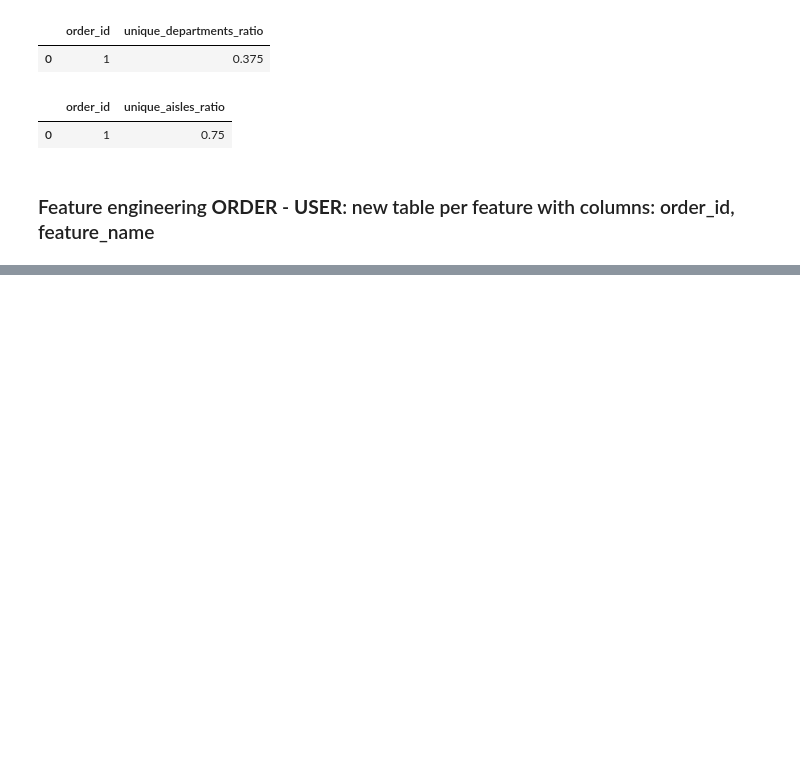
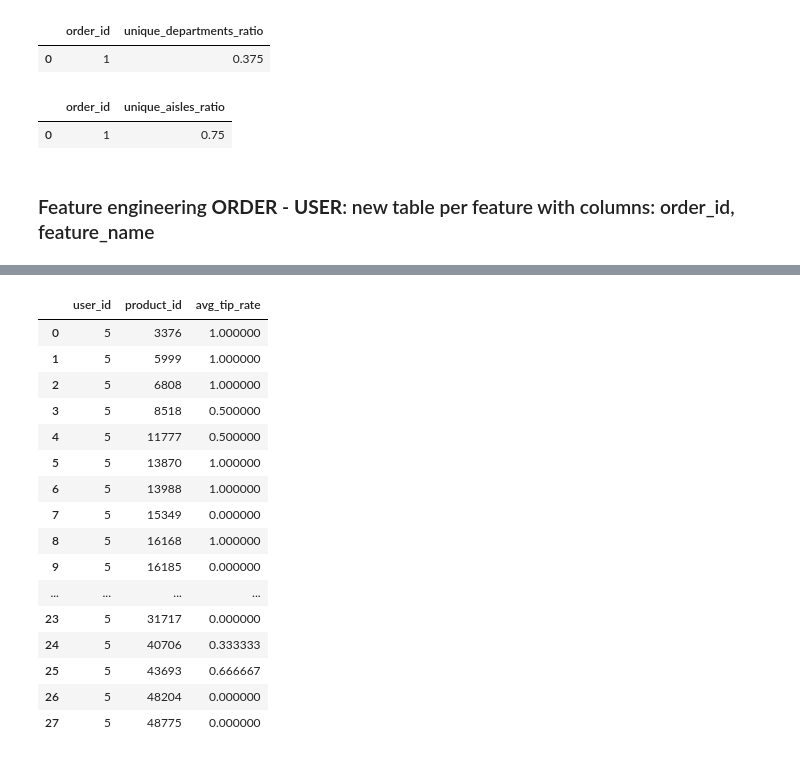
Before and after one commit to tobiiu/DABI-2, a Jupyter notebook: Features_1.ipynb, the cells around one changed output, grey strips where cells are left out. Saved outputs shown, nothing was run; the diff lists cells and outputs as text; code cells hidden in the pictures; blank space fills up the shorter version.

```diff
--- a/Features_1.ipynb
+++ b/Features_1.ipynb
@@ -371,0 +336,45 @@ add_avg_tip_rate_before_per_product_row().sort_values("order_date").head(60)
+# %%
+def add_avg_tip_rate_per_user_product():
+    """
+    Computes the average tip rate per (user_id, product_id) pair across all orders.
+    This shows how likely a user is to tip when buying a specific product.
+    """
+    # Join tip info to order-product data
+    merged = order_products_denormalized.merge(
+        orders[["order_id", "user_id"]], on="order_id"
+    ).merge(
+        tips_public[["order_id", "tip"]], on="order_id", how="left"
+    )
+
+    # Fill missing tips with 0 (no tip)
+    merged["tip"] = merged["tip"].fillna(0).astype(int)
+
+    # Group by user and product, then calculate mean tip
+    tip_rate = (
+        merged.groupby(["user_id", "product_id"])["tip"]
+        .mean()
+        .reset_index()
+        .rename(columns={"tip": "avg_tip_rate"})
+    )
+
+    return tip_rate
+avg_tip_rate_per_user_product = add_avg_tip_rate_per_user_product()
+avg_tip_rate_per_user_product[avg_tip_rate_per_user_product["user_id"] == 5].reset_index(drop=True)
+# %% [output]
+|  | user_id | product_id | avg_tip_rate |
+| 0 | 5 | 3376 | 1.000000 |
+| 1 | 5 | 5999 | 1.000000 |
+| 2 | 5 | 6808 | 1.000000 |
+| 3 | 5 | 8518 | 0.500000 |
+| 4 | 5 | 11777 | 0.500000 |
+| 5 | 5 | 13870 | 1.000000 |
+| 6 | 5 | 13988 | 1.000000 |
+| 7 | 5 | 15349 | 0.000000 |
+| 8 | 5 | 16168 | 1.000000 |
+| 9 | 5 | 16185 | 0.000000 |
+| ... | ... | ... | ... |
+| 23 | 5 | 31717 | 0.000000 |
+| 24 | 5 | 40706 | 0.333333 |
+| 25 | 5 | 43693 | 0.666667 |
+| 26 | 5 | 48204 | 0.000000 |
+| 27 | 5 | 48775 | 0.000000 |
```
Also changed, not shown: parts of 10 cells of this notebook.
